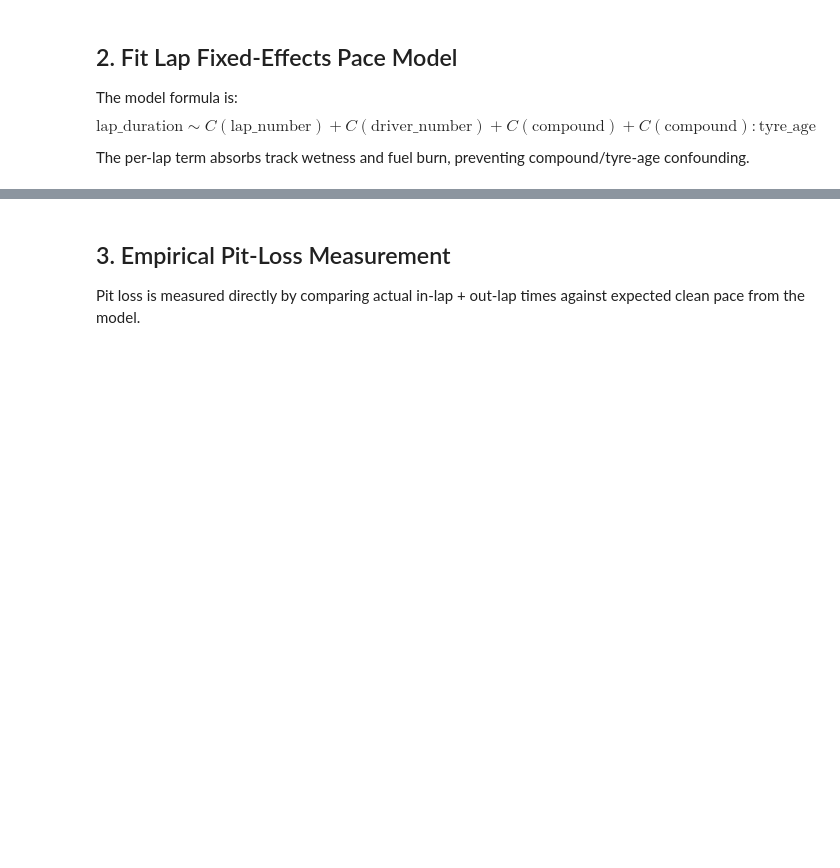
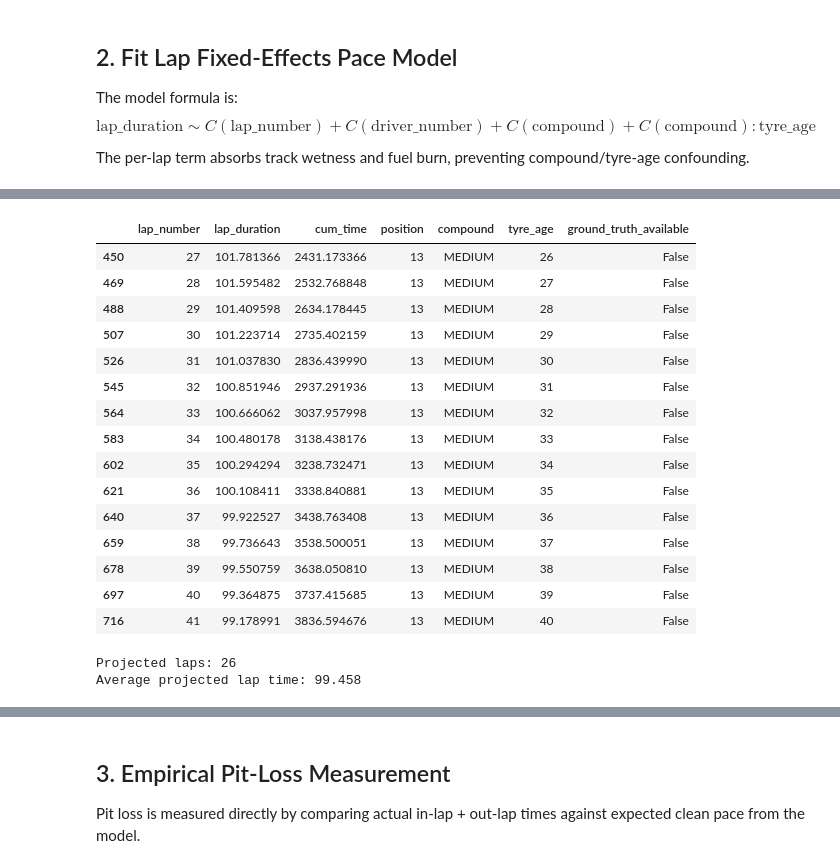
Before and after one commit to nihankale07-bot/pitwall, a Jupyter notebook: notebooks/12_replay_engine.ipynb, the cells around one changed output, grey strips where cells are left out. Cells and saved outputs as stored; diff of their text form; code cells hidden in the pictures; blank space fills up the shorter version.

```diff
--- a/notebooks/12_replay_engine.ipynb
+++ b/notebooks/12_replay_engine.ipynb
@@ -51,0 +3685,21 @@ pd.DataFrame(coef_data)
+# %%
+import pitwall.engine as engine
+
+# Baseline: keep the current tyres and make no further pit stops
+stay_out_result = engine.replay(
+    session_df=df,
+    target_driver=44,
+    decision_lap=26,
+    strategy=engine.Stay(),
+    pace_model=production_pace_model,
+    pit_loss=22.0,
+    track_mode="causal",
+    race_length=52
+)
+
+# Display results
+print("STAY OUT BASELINE")
+print("=" * 50)
+
+display(stay_out_result.summary)
+display(stay_out_result.laps_table.tail(10))
@@ -51,0 +3728,41 @@ pd.DataFrame(coef_data)
+# %%
+target_projection = stay_out_result.laps_table[
+    (stay_out_result.laps_table["driver_number"] == 44) &
+    (stay_out_result.laps_table["lap_number"] > 26)
+].copy()
+
+display(
+    target_projection[
+        [
+            "lap_number",
+            "lap_duration",
+            "cum_time",
+            "position",
+            "compound",
+            "tyre_age",
+            "ground_truth_available"
+        ]
+    ].head(15)
+)
+
+print("Projected laps:", len(target_projection))
+print("Average projected lap time:", round(target_projection["lap_duration"].mean(), 3))
+# %% [output]
+|  | lap_number | lap_duration | cum_time | position | compound | tyre_age | ground_truth_available |
+| 450 | 27 | 101.781366 | 2431.173366 | 13 | MEDIUM | 26 | False |
+| 469 | 28 | 101.595482 | 2532.768848 | 13 | MEDIUM | 27 | False |
+| 488 | 29 | 101.409598 | 2634.178445 | 13 | MEDIUM | 28 | False |
+| 507 | 30 | 101.223714 | 2735.402159 | 13 | MEDIUM | 29 | False |
+| 526 | 31 | 101.037830 | 2836.439990 | 13 | MEDIUM | 30 | False |
+| 545 | 32 | 100.851946 | 2937.291936 | 13 | MEDIUM | 31 | False |
+| 564 | 33 | 100.666062 | 3037.957998 | 13 | MEDIUM | 32 | False |
+| 583 | 34 | 100.480178 | 3138.438176 | 13 | MEDIUM | 33 | False |
+| 602 | 35 | 100.294294 | 3238.732471 | 13 | MEDIUM | 34 | False |
+| 621 | 36 | 100.108411 | 3338.840881 | 13 | MEDIUM | 35 | False |
+| 640 | 37 | 99.922527 | 3438.763408 | 13 | MEDIUM | 36 | False |
+| 659 | 38 | 99.736643 | 3538.500051 | 13 | MEDIUM | 37 | False |
+| 678 | 39 | 99.550759 | 3638.050810 | 13 | MEDIUM | 38 | False |
+| 697 | 40 | 99.364875 | 3737.415685 | 13 | MEDIUM | 39 | False |
+| 716 | 41 | 99.178991 | 3836.594676 | 13 | MEDIUM | 40 | False |
+Projected laps: 26
+Average projected lap time: 99.458
```
Also changed, not shown: parts of 64 cells of this notebook, 11 other files.
